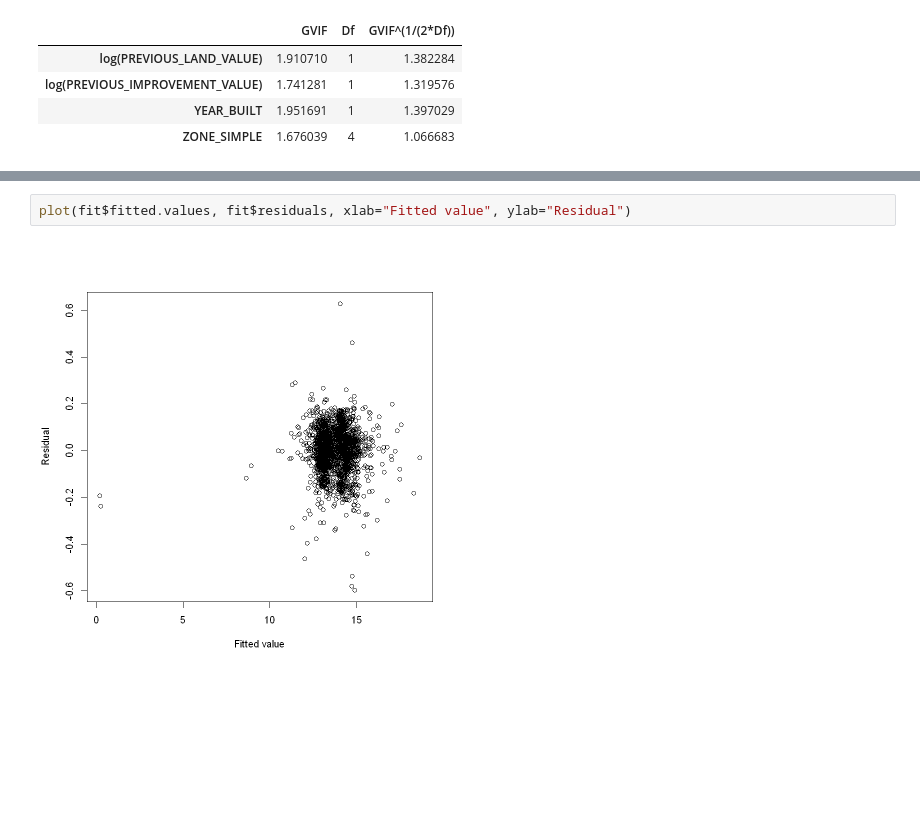
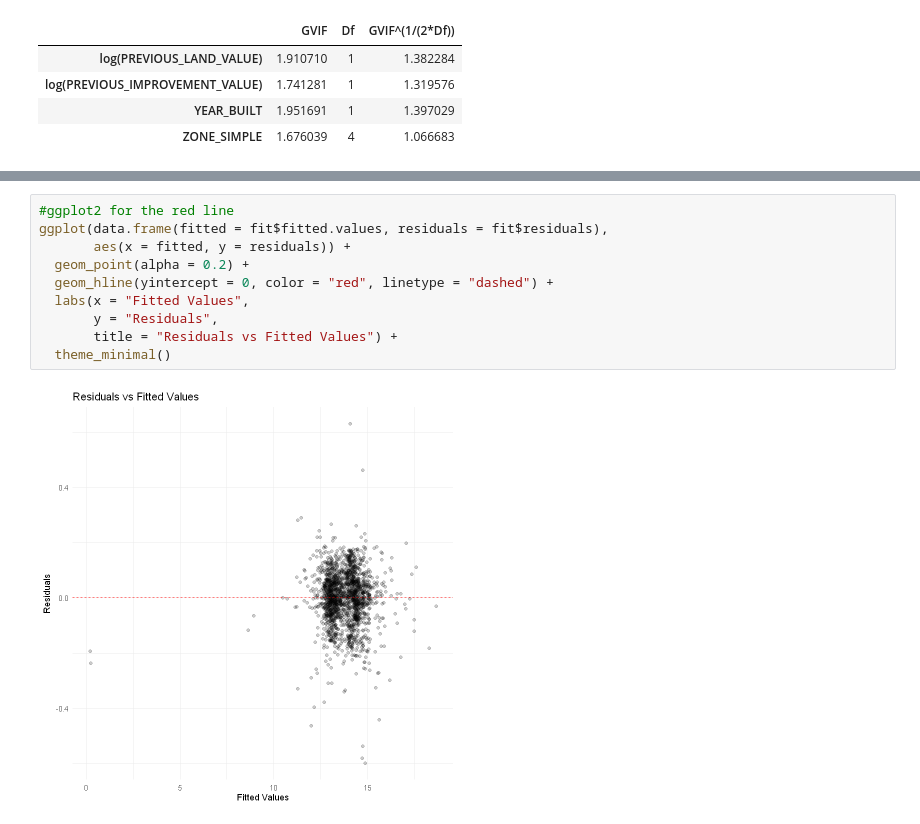
Before and after one commit to drrnaxl/STAT-306-Project, a Jupyter notebook: STAT_306_with_zoning.ipynb, the cells around one changed output, grey strips where cells are left out. Saved outputs shown, nothing was run; the diff lists cells and outputs as text; blank space fills up the shorter version.

```diff
--- a/STAT_306_with_zoning.ipynb
+++ b/STAT_306_with_zoning.ipynb
@@ -147,7 +212,15 @@ scatterplot(log(CURRENT_LAND_VALUE) ~ log(PREVIOUS_LAND_VALUE)|ZONE_SIMPLE, smoo
 # %%
-plot(fit$fitted.values, fit$residuals, xlab="Fitted value", ylab="Residual")
+#ggplot2 for the red line
+ggplot(data.frame(fitted = fit$fitted.values, residuals = fit$residuals),
+       aes(x = fitted, y = residuals)) +
+  geom_point(alpha = 0.2) +
+  geom_hline(yintercept = 0, color = "red", linetype = "dashed") +
+  labs(x = "Fitted Values",
+       y = "Residuals",
+       title = "Residuals vs Fitted Values") +
+  theme_minimal()
 # %% [output]
-[figure, old version]
+[figure, new version]
 # %%
 # ggplot2
 ggplot(data.frame(resid = residuals(fit)), aes(sample = resid)) +
```
Also changed, not shown: parts of 11 cells of this notebook, 1 other file.
